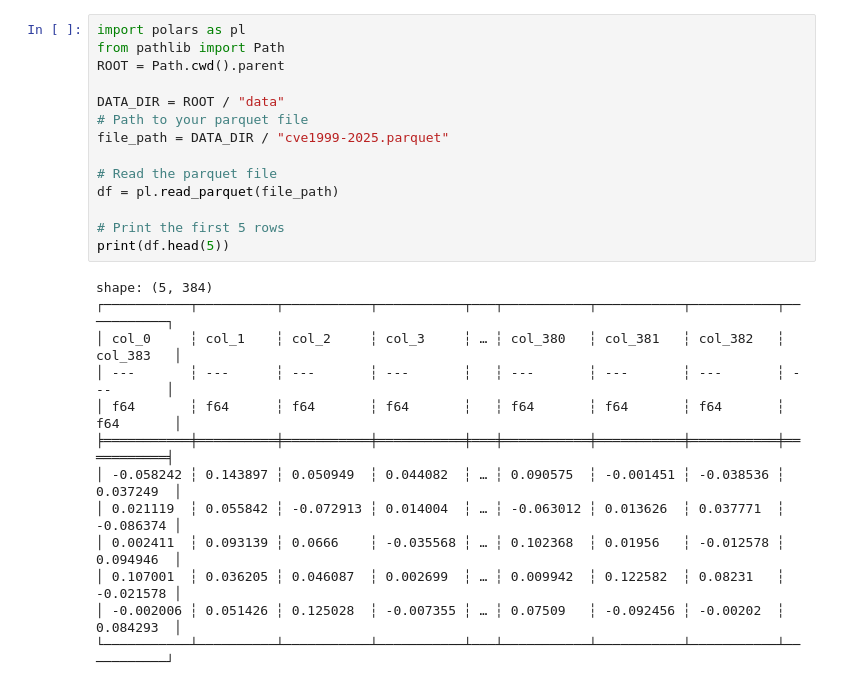
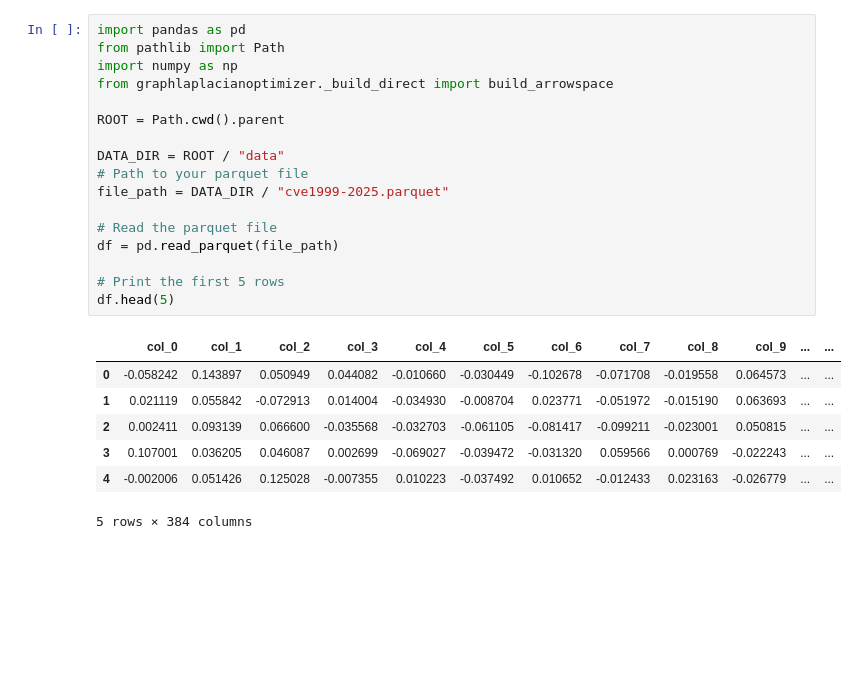
Before and after one commit to MoriondoTommaso/Graph-laplacian-parameters-optimizer, a Jupyter notebook: notebooks/cve_dataset.ipynb, the cells around one changed output. Drawn from its saved outputs; the diff is of its cells as text; blank space fills up the shorter version.

```diff
--- a/notebooks/cve_dataset.ipynb
+++ b/notebooks/cve_dataset.ipynb
@@ -1,27 +1,25 @@
 # %%
-import polars as pl
+import pandas as pd
 from pathlib import Path
+import numpy as np
+from graphlaplacianoptimizer._build_direct import build_arrowspace
+
 ROOT = Path.cwd().parent
 
 DATA_DIR = ROOT / "data"
 # Path to your parquet file
 file_path = DATA_DIR / "cve1999-2025.parquet"
 
 # Read the parquet file
-df = pl.read_parquet(file_path)
+df = pd.read_parquet(file_path)
 
 # Print the first 5 rows
-print(df.head(5))
+df.head(5)
 # %% [output]
+|  | col_0 | col_1 | col_2 | col_3 | col_4 | col_5 | col_6 | col_7 | col_8 | col_9 | ... | ... |
+| 0 | -0.058242 | 0.143897 | 0.050949 | 0.044082 | -0.010660 | -0.030449 | -0.102678 | -0.071708 | -0.019558 | 0.064573 | ... | ... |
+| 1 | 0.021119 | 0.055842 | -0.072913 | 0.014004 | -0.034930 | -0.008704 | 0.023771 | -0.051972 | -0.015190 | 0.063693 | ... | ... |
+| 2 | 0.002411 | 0.093139 | 0.066600 | -0.035568 | -0.032703 | -0.061105 | -0.081417 | -0.099211 | -0.023001 | 0.050815 | ... | ... |
+| 3 | 0.107001 | 0.036205 | 0.046087 | 0.002699 | -0.069027 | -0.039472 | -0.031320 | 0.059566 | 0.000769 | -0.022243 | ... | ... |
+| 4 | -0.002006 | 0.051426 | 0.125028 | -0.007355 | 0.010223 | -0.037492 | 0.010652 | -0.012433 | 0.023163 | -0.026779 | ... | ... |
-shape: (5, 384)
-┌───────────┬──────────┬───────────┬───────────┬───┬───────────┬───────────┬───────────┬───────────┐
-│ col_0     ┆ col_1    ┆ col_2     ┆ col_3     ┆ … ┆ col_380   ┆ col_381   ┆ col_382   ┆ col_383   │
-│ ---       ┆ ---      ┆ ---       ┆ ---       ┆   ┆ ---       ┆ ---       ┆ ---       ┆ ---       │
-│ f64       ┆ f64      ┆ f64       ┆ f64       ┆   ┆ f64       ┆ f64       ┆ f64       ┆ f64       │
-╞═══════════╪══════════╪═══════════╪═══════════╪═══╪═══════════╪═══════════╪═══════════╪═══════════╡
-│ -0.058242 ┆ 0.143897 ┆ 0.050949  ┆ 0.044082  ┆ … ┆ 0.090575  ┆ -0.001451 ┆ -0.038536 ┆ 0.037249  │
-│ 0.021119  ┆ 0.055842 ┆ -0.072913 ┆ 0.014004  ┆ … ┆ -0.063012 ┆ 0.013626  ┆ 0.037771  ┆ -0.086374 │
-│ 0.002411  ┆ 0.093139 ┆ 0.0666    ┆ -0.035568 ┆ … ┆ 0.102368  ┆ 0.01956   ┆ -0.012578 ┆ 0.094946  │
-│ 0.107001  ┆ 0.036205 ┆ 0.046087  ┆ 0.002699  ┆ … ┆ 0.009942  ┆ 0.122582  ┆ 0.08231   ┆ -0.021578 │
-│ -0.002006 ┆ 0.051426 ┆ 0.125028  ┆ -0.007355 ┆ … ┆ 0.07509   ┆ -0.092456 ┆ -0.00202  ┆ 0.084293  │
-└───────────┴──────────┴───────────┴───────────┴───┴───────────┴───────────┴───────────┴───────────┘
+5 rows × 384 columns
```
Also changed, not shown: parts of 17 cells of this notebook, 12 other files.
